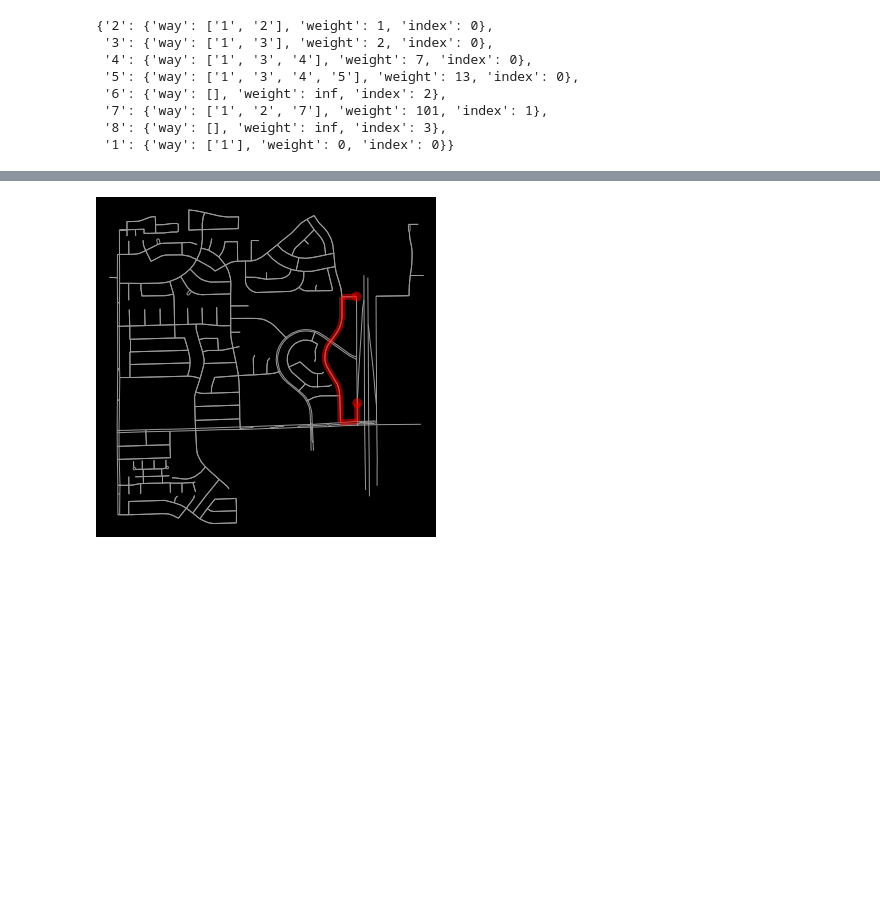
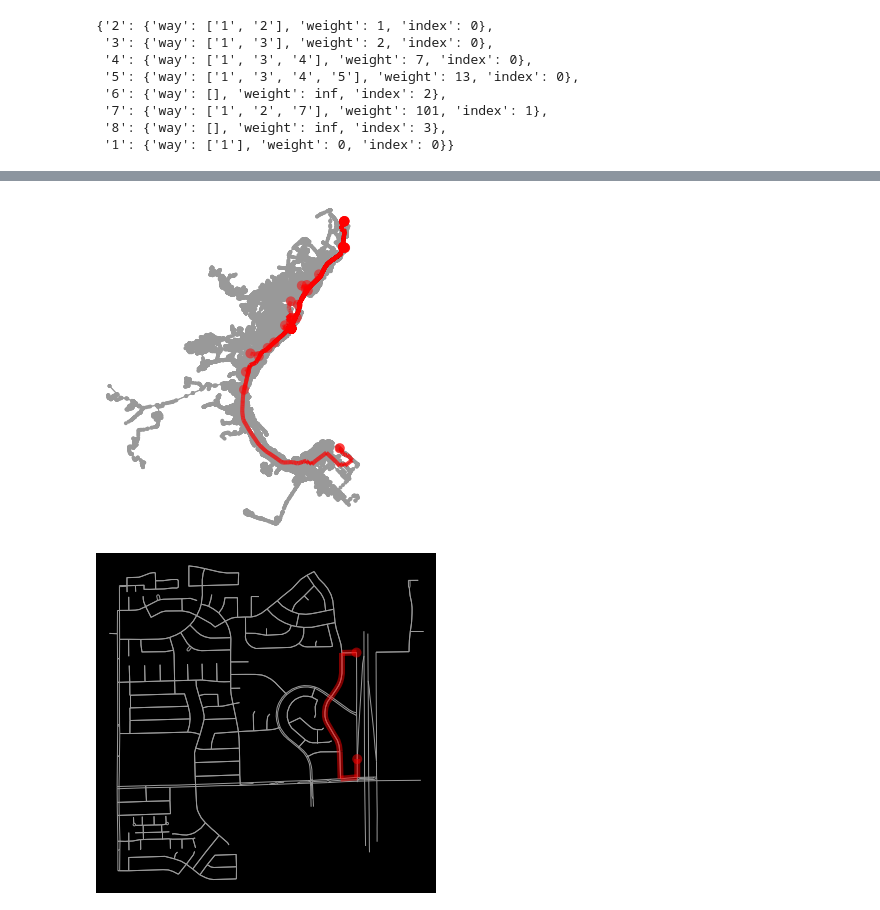
Before and after one commit to vladbusel/graph_tasks, a Jupyter notebook: solution.ipynb, the cells around one changed output, grey strips where cells are left out. Drawn from its saved outputs; the diff is of its cells as text; code cells hidden in the pictures; blank space fills up the shorter version.

```diff
--- a/solution.ipynb
+++ b/solution.ipynb
@@ -542,8 +542,10 @@ g
 #     #Для какого объекта инфраструктуры сумма кратчайших расстояний от него до всех домов минимальна
 # %%
 
-def get_edge_weight(G,edge):
-    return dijkstra(G, edge["from"], [edge["to"]])[edge['to']]['weight']
+def get_edge_weight(edge, tree):
+    prev_weight = float(tree[edge['from']]['weight'])
+    post_weight = float(tree[edge['to']]['weight'])
+    return post_weight - prev_weight
 # fig, ax = ox.plot_graph_route(G_ox, route)
 # %%
 import math
@@ -559,7 +561,7 @@ def get_tree_and_sum(G, _from, target_list):
             new_edge = {"from": node_list[node_number], "to": node_list[node_number + 1]}
             if new_edge not in edge_set:
                 edge_set.append(new_edge)
-    tree_small_sum = sum(list(map(lambda x: get_edge_weight(G, x), edge_set)))
+    tree_small_sum = sum(list(map(lambda x: get_edge_weight(x, tree), edge_set)))
     return filtered_tree, tree_sum, tree_small_sum
 
 temp_nodes_id = houses_id[30:80]
@@ -582,3 +582,10 @@ def get_centroid_coords(cluster_nodes):
+# %%
+routes_temp = [temp_tree[key]['way'] for key in temp_tree]
+routes_temp_2 = list(map(lambda x: [int(value) for value in x][2:-10], routes_temp))
+
+fig, ax = ox.plot_graph_routes(G_d, routes_temp_2)
+# %% [output]
+[figure, added]
 # %%
 from scipy.cluster.hierarchy import dendrogram, linkage
 from matplotlib import pyplot as plt
```
Also changed, not shown: parts of 2 cells of this notebook.
